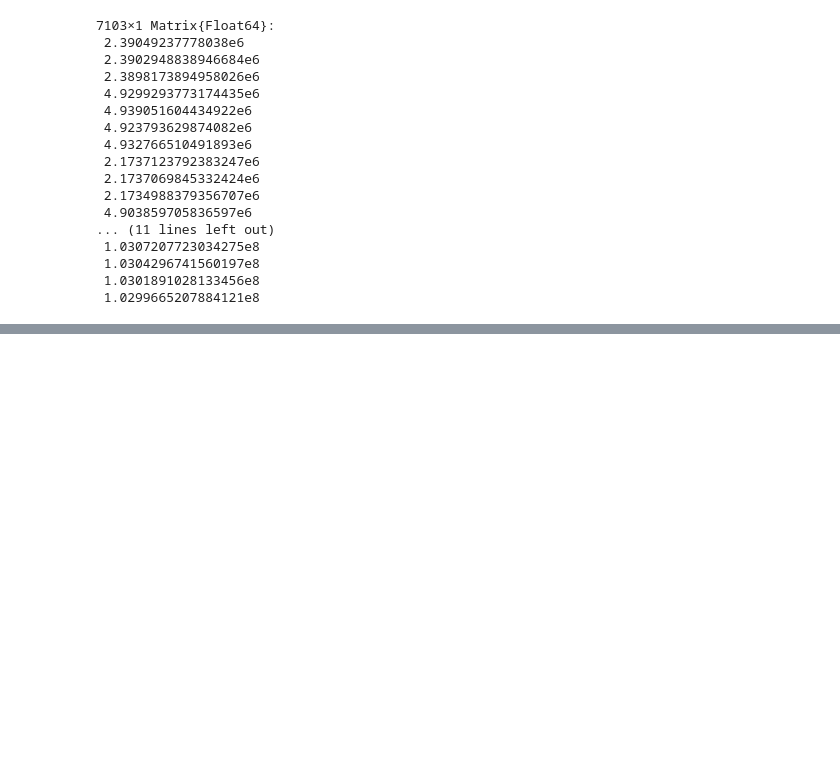
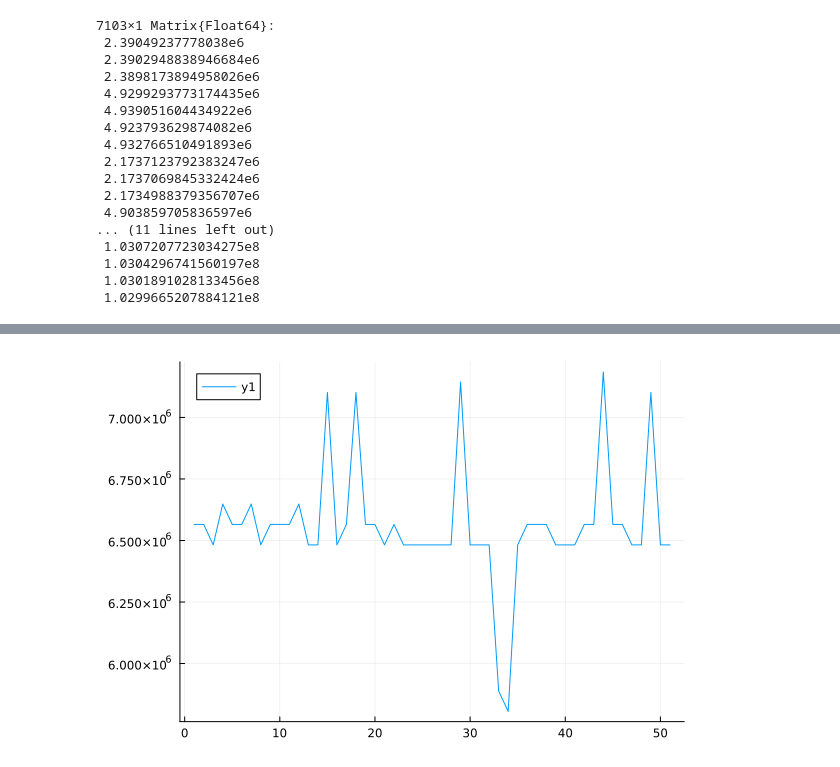
Before and after one commit to ziolai/finite_element_electrical_engineering, a Jupyter notebook: project-based-assignment/linear-solve/readme.ipynb, the cells around one changed output, grey strips where cells are left out. Saved outputs shown, nothing was run; the diff lists cells and outputs as text; code cells hidden in the pictures; blank space fills up the shorter version.

```diff
--- a/project-based-assignment/linear-solve/readme.ipynb
+++ b/project-based-assignment/linear-solve/readme.ipynb
@@ -112,0 +136,5 @@ Not converged after 100000 iterations.
+# %%
+ddd = [A[i,i] for i=3000:3050];
+plot(ddd)
+# %% [output]
+[figure, added]
```
Also changed, not shown: parts of 6 cells of this notebook.
